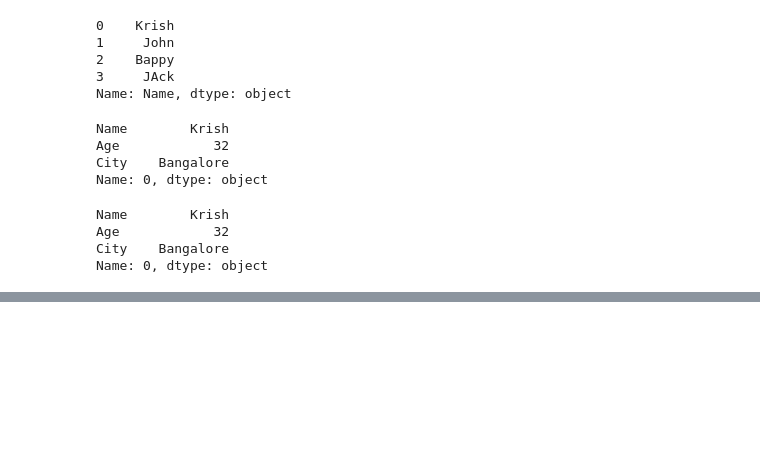
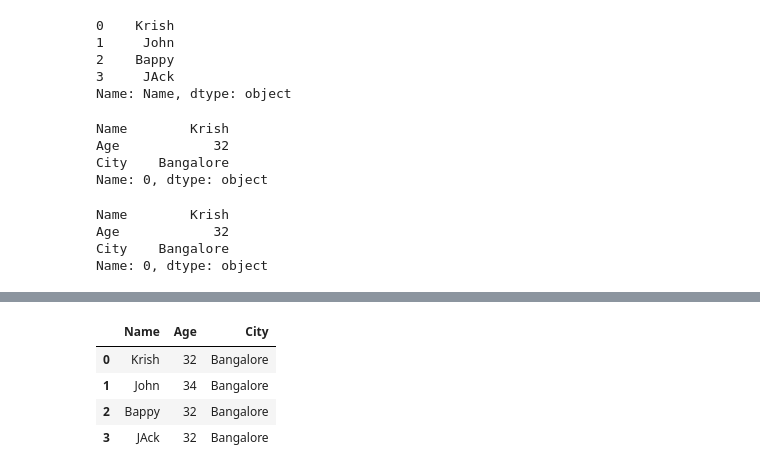
Before and after one commit to PandoraAnalyst/py-analysis, a Jupyter notebook: py-analysis/pandas.ipynb, the cells around one changed output, grey strips where cells are left out. Saved outputs shown, nothing was run; the diff lists cells and outputs as text; code cells hidden in the pictures; blank space fills up the shorter version.

```diff
--- a/py-analysis/pandas.ipynb
+++ b/py-analysis/pandas.ipynb
@@ -150,0 +187,14 @@ Name: 0, dtype: object
+# %%
+## Removing a column
+df.drop('Salary',axis=1,inplace=True)
+'''
+ 'axis' specifies row/column where what we want to delete/remove is located, where row is '0', column is '1'
+ 'inplace=True' permanently removes the record(s) from the dataframe; Otherwise it'll still be there
+'''
+df
+# %% [output]
+|  | Name | Age | City |
+| 0 | Krish | 32 | Bangalore |
+| 1 | John | 34 | Bangalore |
+| 2 | Bappy | 32 | Bangalore |
+| 3 | JAck | 32 | Bangalore |
```
Also changed, not shown: parts of 10 cells of this notebook.
